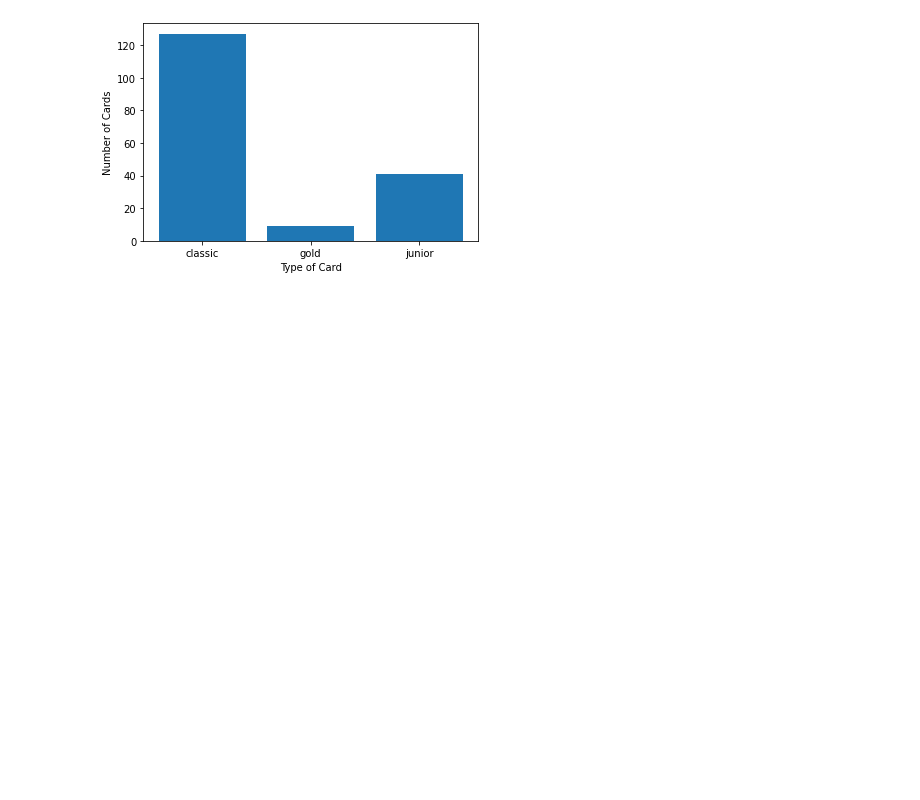
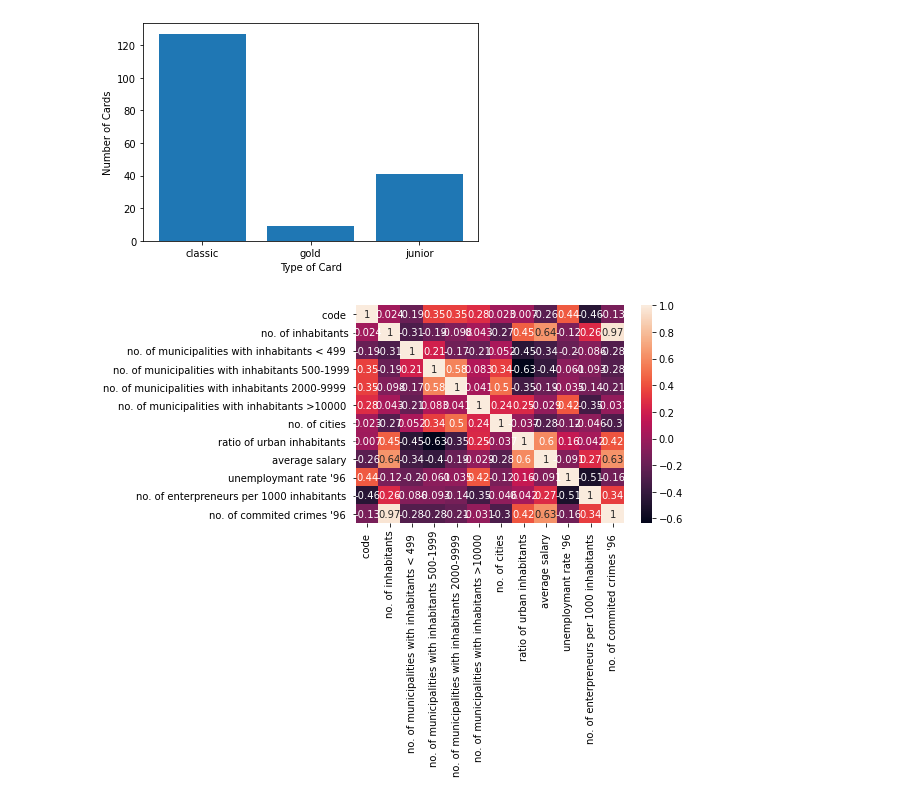
Before and after one commit to davidrocha9/FEUP-AC, a Jupyter notebook: statistics.ipynb, the cells around one changed output. Cells and saved outputs as stored; diff of their text form; code cells hidden in the pictures; blank space fills up the shorter version.

Commit message:
add corr matrix

```diff
--- a/statistics.ipynb
+++ b/statistics.ipynb
@@ -244,3 +244,9 @@ plt.xlabel('Type of Card')
 plt.show()
 # %% [output]
 [figure]
+# %%
+corrMatrix = district_data.corr()
+sb.heatmap(corrMatrix, annot=True)
+plt.show()
+# %% [output]
+[figure, added]
```
